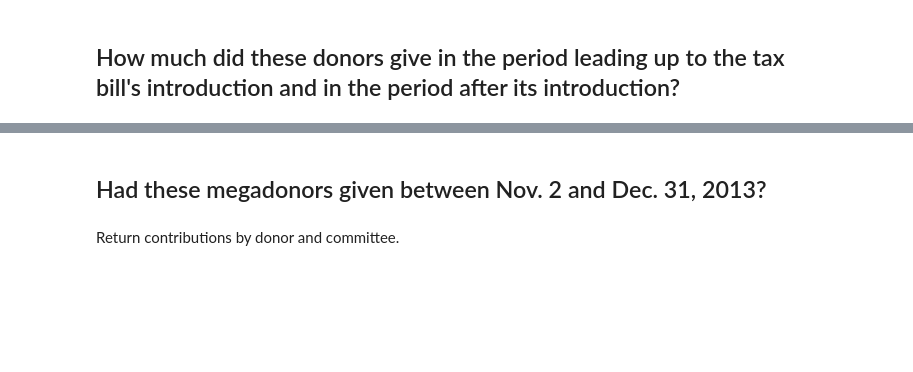
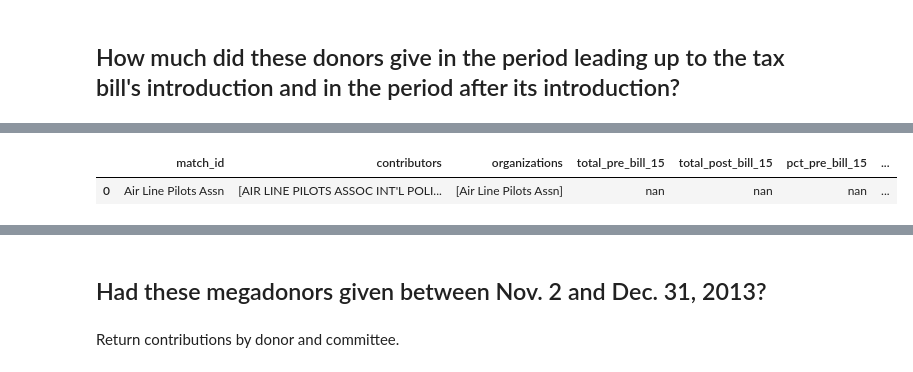
Before and after one commit to PublicI/tax-bill-contribs, a Jupyter notebook: tax-bill-analysis.ipynb, the cells around one changed output, grey strips where cells are left out. Drawn from its saved outputs; the diff is of its cells as text; code cells hidden in the pictures; blank space fills up the shorter version.

```diff
--- a/tax-bill-analysis.ipynb
+++ b/tax-bill-analysis.ipynb
@@ -321,0 +626,10 @@ donors_17.sort_values("total_post_bill", ascending=False).head()
+# %%
+donors_15_17 = donors_17.merge(donors_15, how="outer", on="match_id", suffixes=["_17", "_15"])
+donors_15_17.drop(["change_17", "pct_change_17", "organizations_post_bill", "contributors_post_bill",
+             "organizations_pre_bill", "contributors_pre_bill", "change_15", "pct_change_15"],
+            axis=1, inplace=True)
+donors_15_17.rename(columns={"organizations_17": "organizations", "contributors_17": "contributors"})
+donors_15_17 = donors_15_17[["match_id", "contributors", "organizations", "total_pre_bill_15", "total_post_bill_15",
+                 "pct_pre_bill_15", "pct_post_bill_15", "total_pre_bill_17", "total_post_bill_17",
+                 "pct_pre_bill_17", "pct_post_bill_17"]]
+donors_15_17.info()
@@ -321,0 +653,9 @@ donors_17.sort_values("total_post_bill", ascending=False).head()
+# %%
+donors_15_17["giving_change"] = np.where((donors_15_17["pct_post_bill_17"] > donors_15_17["pct_post_bill_15"]) | (donors_15_17["pct_pre_bill_15"].isnull()), "Increased",
+                                  np.where(donors_15_17["pct_post_bill_17"] < donors_15_17["pct_post_bill_15"], "Decreased",
+                                           np.where(donors_15_17["pct_post_bill_17"] == donors_15_17["pct_post_bill_15"], "Stayed the same",
+                                                   "Other")))
+donors_15_17.head(1)
+# %% [output]
+|  | match_id | contributors | organizations | total_pre_bill_15 | total_post_bill_15 | pct_pre_bill_15 | ... |
+| 0 | Air Line Pilots Assn | [AIR LINE PILOTS ASSOC INT'L POLI... | [Air Line Pilots Assn] | nan | nan | nan | ... |
```
Also changed, not shown: parts of 122 cells of this notebook.
